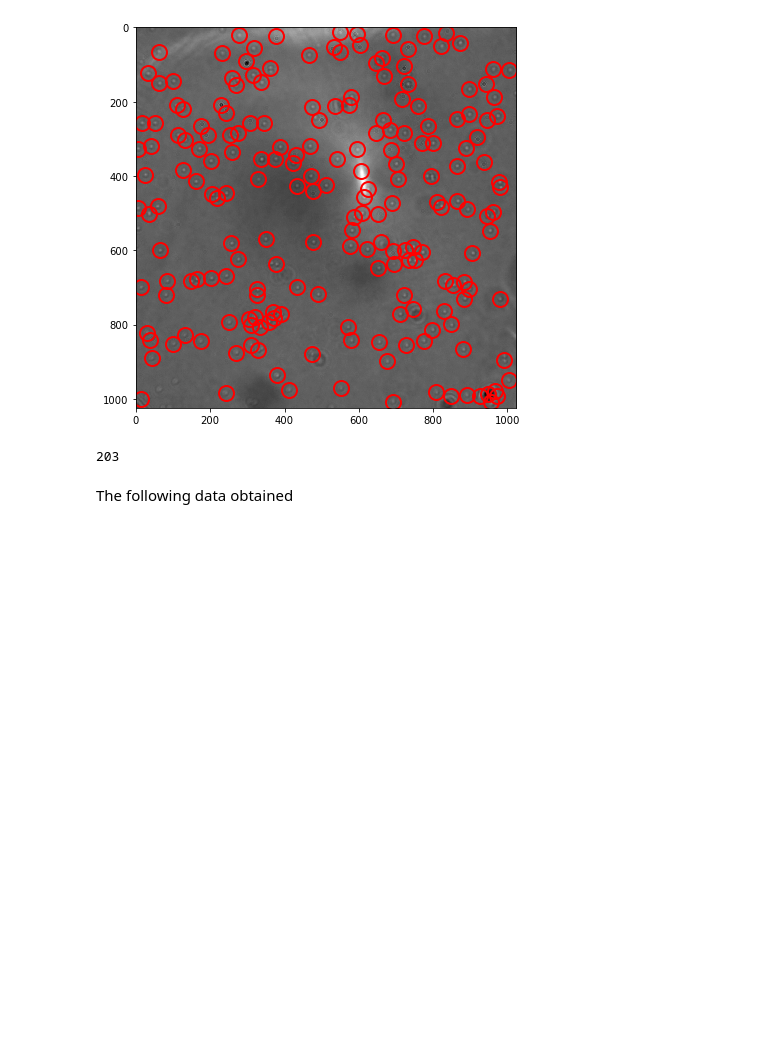
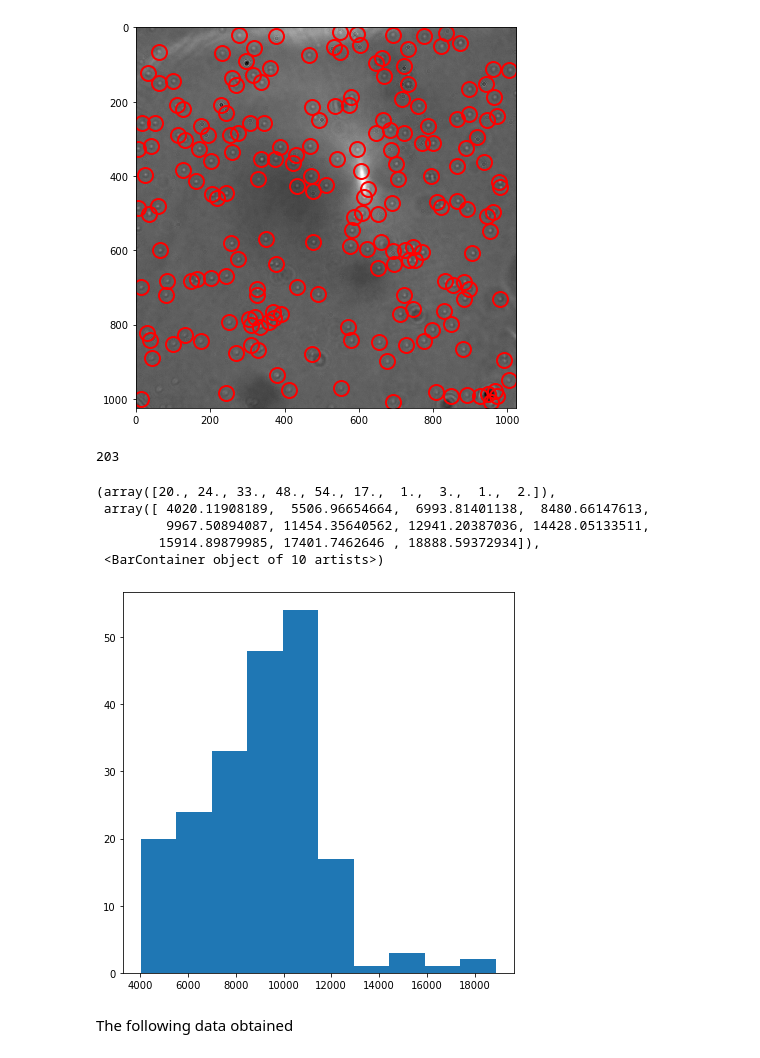
Before and after one commit to nanoepics/epicsjukebox, a Jupyter notebook: Notebooks/Ingmar/AnalysisBF_tif_files.ipynb, the cells around one changed output. Cells and saved outputs as stored; diff of their text form; code cells hidden in the pictures; blank space fills up the shorter version.

```diff
--- a/Notebooks/Ingmar/AnalysisBF_tif_files.ipynb
+++ b/Notebooks/Ingmar/AnalysisBF_tif_files.ipynb
@@ -63,6 +99,15 @@ print(len(count_image['mass']))
 # %% [output]
 [figure]
 203
+# %%
+plt.hist(count_image['mass'])
+# %% [output]
+(array([20., 24., 33., 48., 54., 17.,  1.,  3.,  1.,  2.]),
+ array([ 4020.11908189,  5506.96654664,  6993.81401138,  8480.66147613,
+         9967.50894087, 11454.35640562, 12941.20387036, 14428.05133511,
+        15914.89879985, 17401.7462646 , 18888.59372934]),
+ <BarContainer object of 10 artists>)
+[figure, added]
 # %% [markdown]
 The following data obtained
 # %%
```
Also changed, not shown: parts of 6 cells of this notebook.
